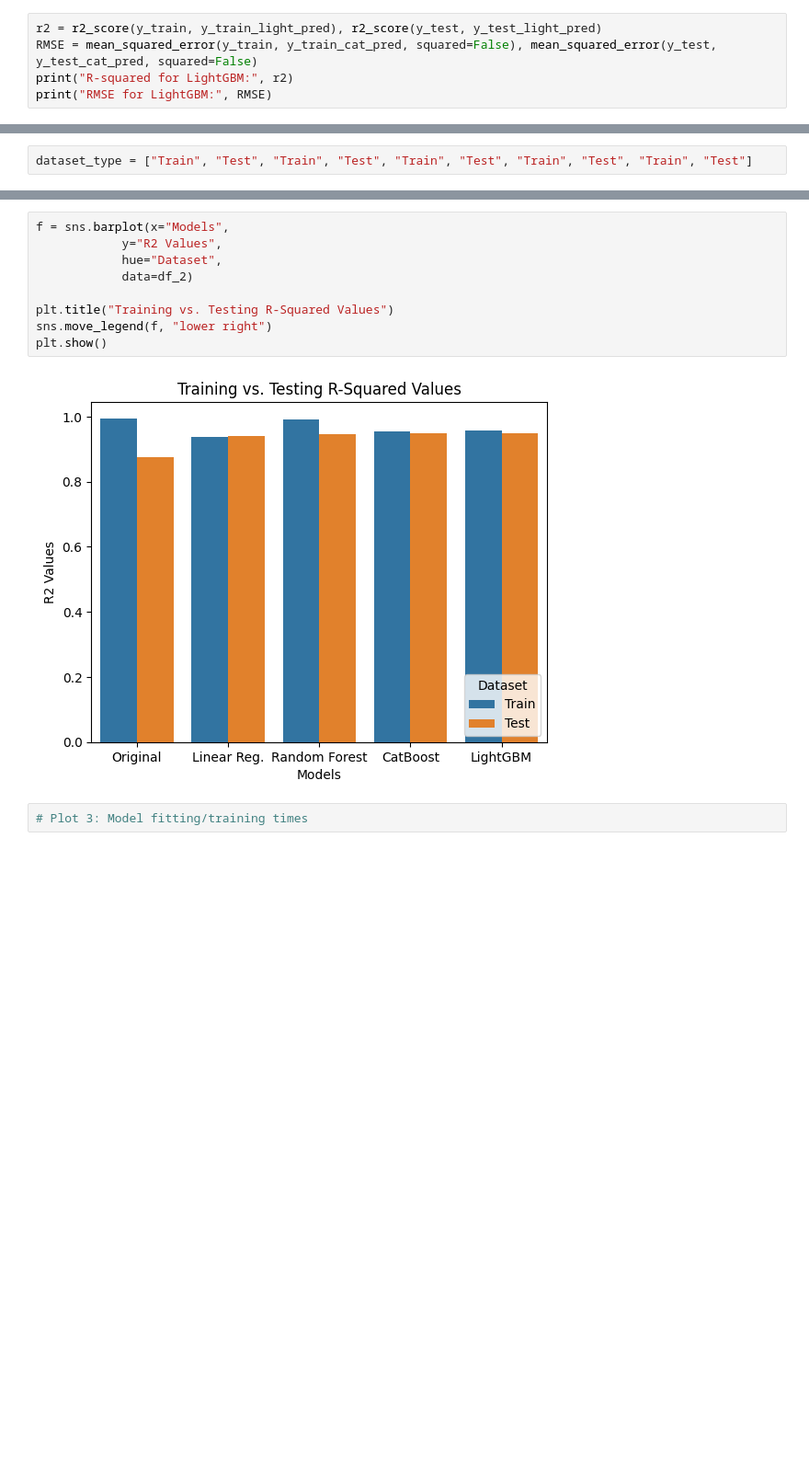
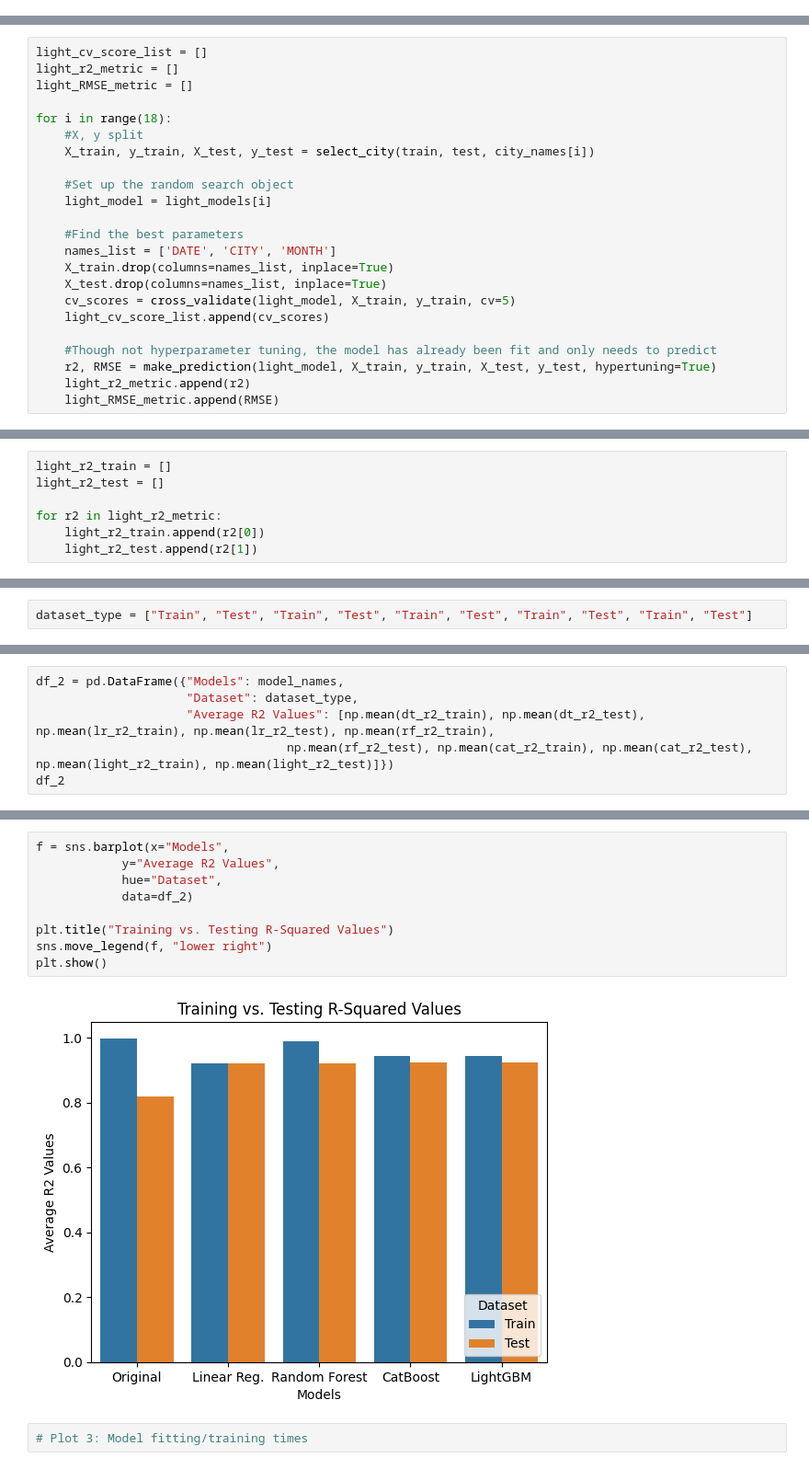
Before and after one commit to Tankstar03/WeatherForecaster, a Jupyter notebook: 06_documentation.ipynb, the cells around one changed output, grey strips where cells are left out. Shown at 92% size. Saved outputs shown, nothing was run; the diff lists cells and outputs as text; blank space fills up the shorter version.

```diff
--- a/06_documentation.ipynb
+++ b/06_documentation.ipynb
@@ -297,5 +512,0 @@ y_test_light_pred = light_model.predict(X_test)
-# %%
-r2 = r2_score(y_train, y_train_light_pred), r2_score(y_test, y_test_light_pred)
-RMSE = mean_squared_error(y_train, y_train_cat_pred, squared=False), mean_squared_error(y_test, y_test_cat_pred, squared=False)
-print("R-squared for LightGBM:", r2)
-print("RMSE for LightGBM:", RMSE)
@@ -316,0 +534,23 @@ light_r2
+# %%
+light_cv_score_list = []
+light_r2_metric = []
+light_RMSE_metric = []
+
+for i in range(18):
+    #X, y split
+    X_train, y_train, X_test, y_test = select_city(train, test, city_names[i])
+
+    #Set up the random search object
+    light_model = light_models[i]
+
+    #Find the best parameters
+    names_list = ['DATE', 'CITY', 'MONTH']
+    X_train.drop(columns=names_list, inplace=True)
+    X_test.drop(columns=names_list, inplace=True)
+    cv_scores = cross_validate(light_model, X_train, y_train, cv=5)
+    light_cv_score_list.append(cv_scores)
+
+    #Though not hyperparameter tuning, the model has already been fit and only needs to predict
+    r2, RMSE = make_prediction(light_model, X_train, y_train, X_test, y_test, hypertuning=True)
+    light_r2_metric.append(r2)
+    light_RMSE_metric.append(RMSE)
@@ -317,3 +603,10 @@ light_r2
+# %%
+light_r2_train = []
+light_r2_test = []
+
+for r2 in light_r2_metric:
+    light_r2_train.append(r2[0])
+    light_r2_test.append(r2[1])
 # %% [markdown]
 ### Data Visualizations
 # %%
@@ -381,0 +665,6 @@ df_2
+# %%
+df_2 = pd.DataFrame({"Models": model_names,
+                     "Dataset": dataset_type,
+                     "Average R2 Values": [np.mean(dt_r2_train), np.mean(dt_r2_test), np.mean(lr_r2_train), np.mean(lr_r2_test), np.mean(rf_r2_train),
+                                   np.mean(rf_r2_test), np.mean(cat_r2_train), np.mean(cat_r2_test), np.mean(light_r2_train), np.mean(light_r2_test)]})
+df_2
@@ -382,14 +683,14 @@ df_2
 # %%
 f = sns.barplot(x="Models",
-            y="R2 Values",
+            y="Average R2 Values",
             hue="Dataset",
             data=df_2)
 
 plt.title("Training vs. Testing R-Squared Values")
 sns.move_legend(f, "lower right")
 plt.show()
 # %% [output]
-[figure, old version]
+[figure, new version]
 # %%
 # Plot 3: Model fitting/training times
 # %%
```
Also changed, not shown: parts of 90 cells of this notebook, 5 other files.
